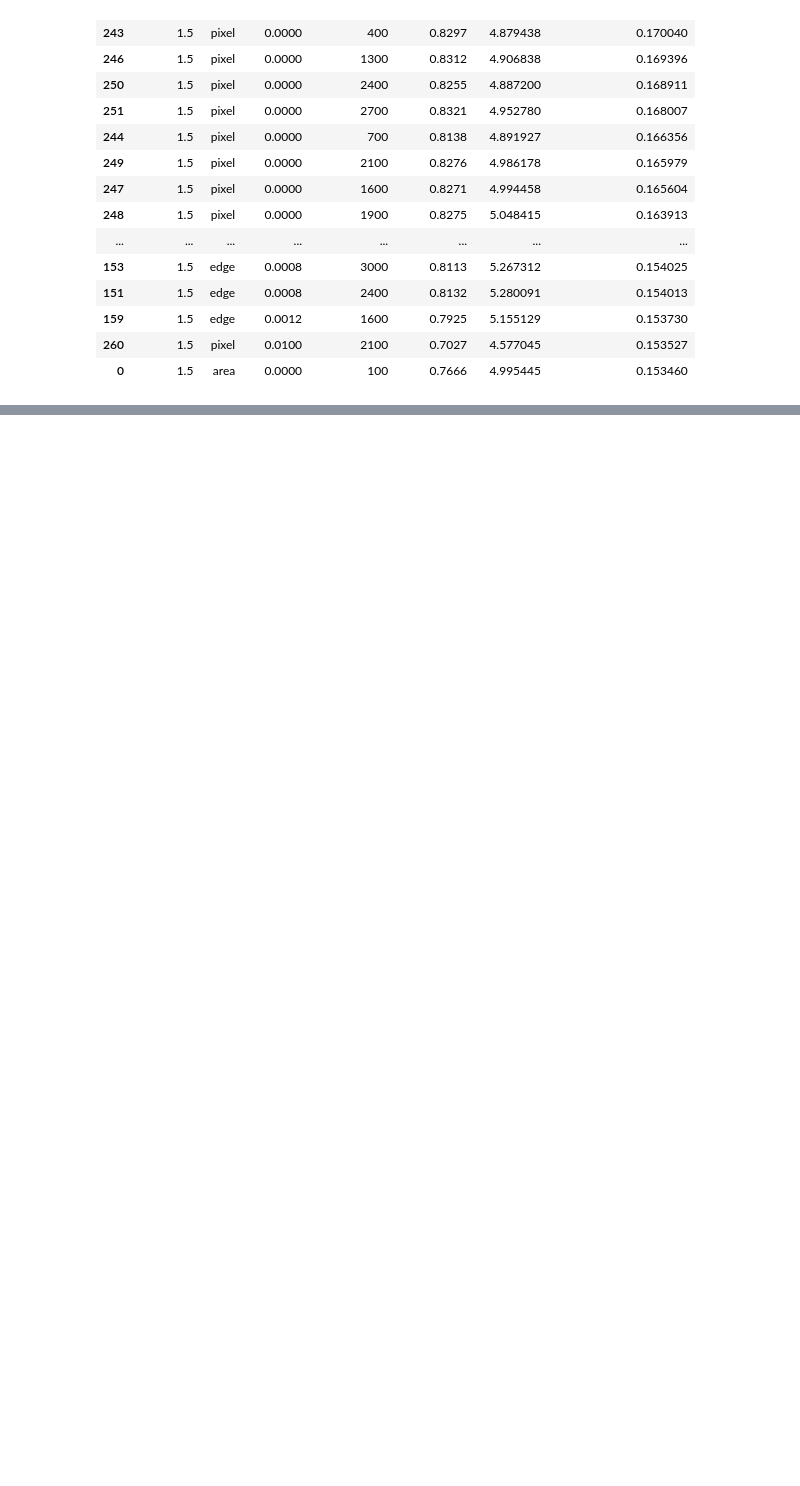
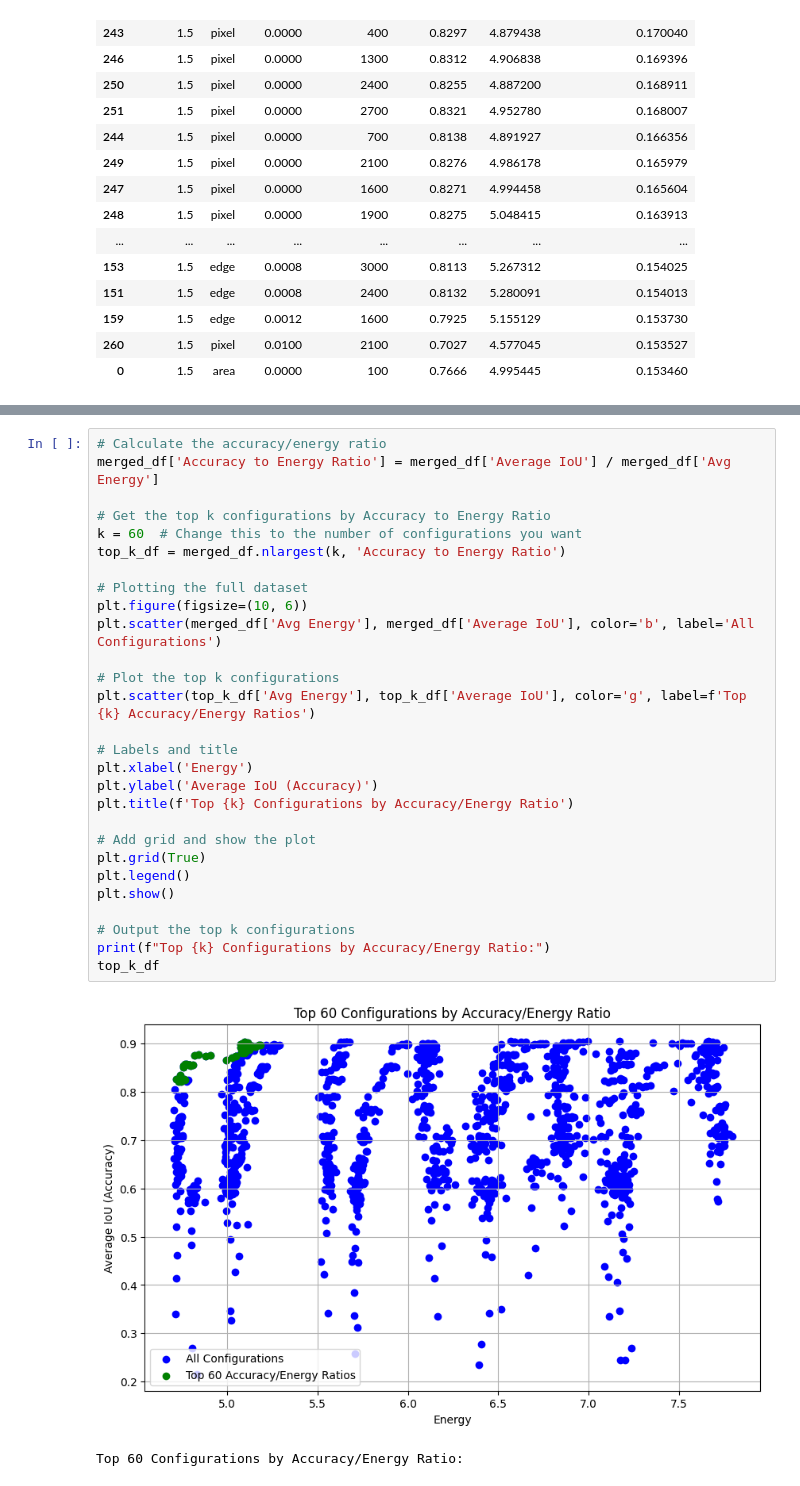
Before and after one commit to bencivjan/ecolens, a Jupyter notebook: viz/viz.ipynb, the cells around one changed output, grey strips where cells are left out. Drawn from its saved outputs; the diff is of its cells as text; blank space fills up the shorter version.

```diff
--- a/viz/viz.ipynb
+++ b/viz/viz.ipynb
@@ -78,0 +185,31 @@ Top 60 Configurations by Accuracy/Energy Ratio:
+# %%
+# Calculate the accuracy/energy ratio
+merged_df['Accuracy to Energy Ratio'] = merged_df['Average IoU'] / merged_df['Avg Energy']
+
+# Get the top k configurations by Accuracy to Energy Ratio
+k = 60  # Change this to the number of configurations you want
+top_k_df = merged_df.nlargest(k, 'Accuracy to Energy Ratio')
+
+# Plotting the full dataset
+plt.figure(figsize=(10, 6))
+plt.scatter(merged_df['Avg Energy'], merged_df['Average IoU'], color='b', label='All Configurations')
+
+# Plot the top k configurations
+plt.scatter(top_k_df['Avg Energy'], top_k_df['Average IoU'], color='g', label=f'Top {k} Accuracy/Energy Ratios')
+
+# Labels and title
+plt.xlabel('Energy')
+plt.ylabel('Average IoU (Accuracy)')
+plt.title(f'Top {k} Configurations by Accuracy/Energy Ratio')
+
+# Add grid and show the plot
+plt.grid(True)
+plt.legend()
+plt.show()
+
+# Output the top k configurations
+print(f"Top {k} Configurations by Accuracy/Energy Ratio:")
+top_k_df
+# %% [output]
+[figure, added]
+Top 60 Configurations by Accuracy/Energy Ratio:
```
Also changed, not shown: parts of 4 cells of this notebook, 2 other files.
